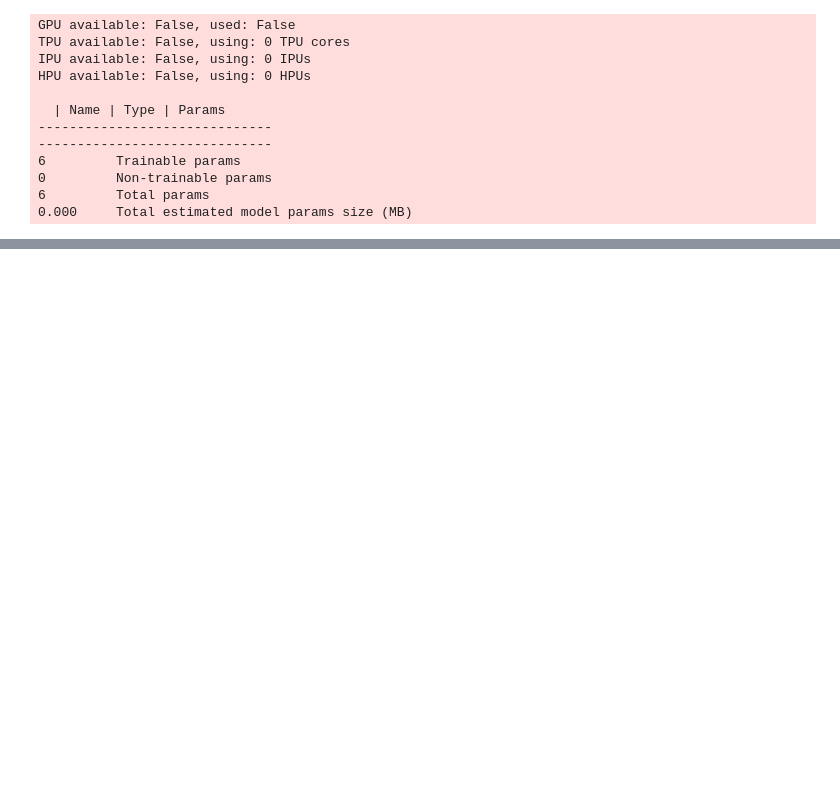
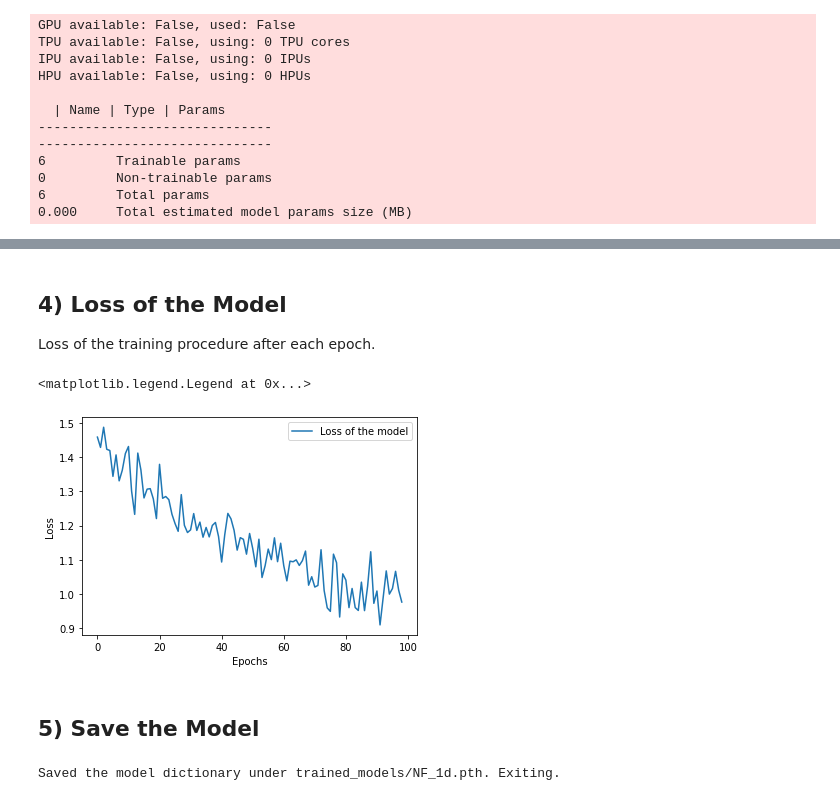
Before and after one commit to leonrenn/datascience_seminar, a Jupyter notebook: NormalizingFlows/train_model.ipynb, the cells around one changed output, grey strips where cells are left out. Cells and saved outputs as stored; diff of their text form; code cells hidden in the pictures; blank space fills up the shorter version.

```diff
--- a/NormalizingFlows/train_model.ipynb
+++ b/NormalizingFlows/train_model.ipynb
@@ -60,0 +65,24 @@ _ = axes[1].set_title('x -> z')
+# %% [markdown]
+## 4) Loss of the Model
+Loss of the training procedure after each epoch.
+# %%
+smoothing_factor = 1
+plt.plot(np.arange(0, len(flow.total_loss), smoothing_factor),flow.total_loss[::smoothing_factor], label="Loss of the model")
+plt.xlabel("Epochs")
+plt.ylabel("Loss")
+plt.legend()
+# %% [output]
+<matplotlib.legend.Legend at 0x...>
+[figure, added]
+# %% [markdown]
+## 5) Save the Model
+# %%
+# path to save parameters from training
+PATH = "trained_models/NF_1d.pth"
+if not os.path.exists(os.path.dirname(PATH)):
+    os.mkdir(os.path.dirname(PATH))
+
+torch.save(flow.state_dict(), PATH)
+print(f"Saved the model dictionary under {PATH}. Exiting.")
+# %% [output]
+Saved the model dictionary under trained_models/NF_1d.pth. Exiting.
```
Also changed, not shown: parts of 7 cells of this notebook, 5 other files.
